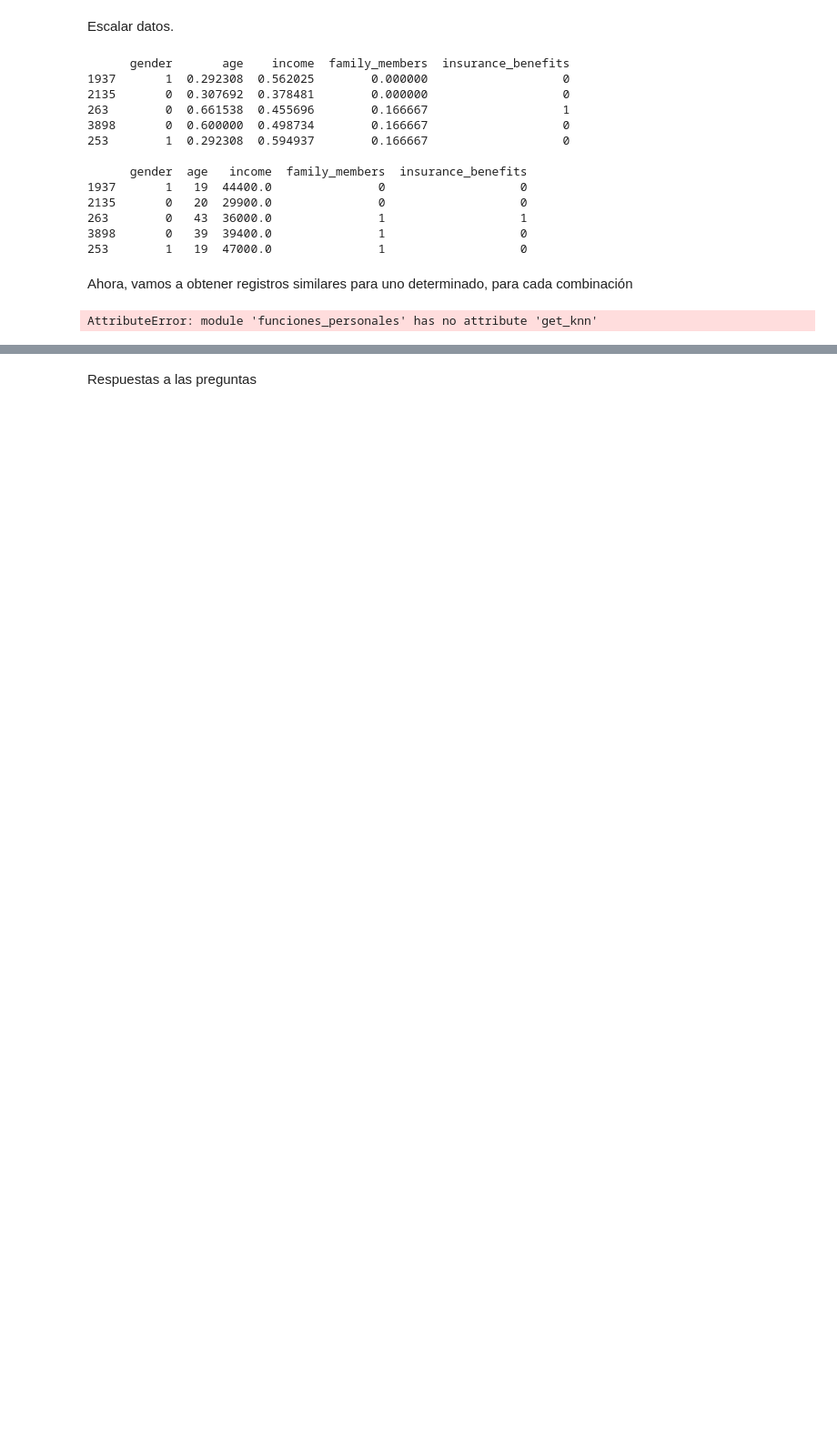
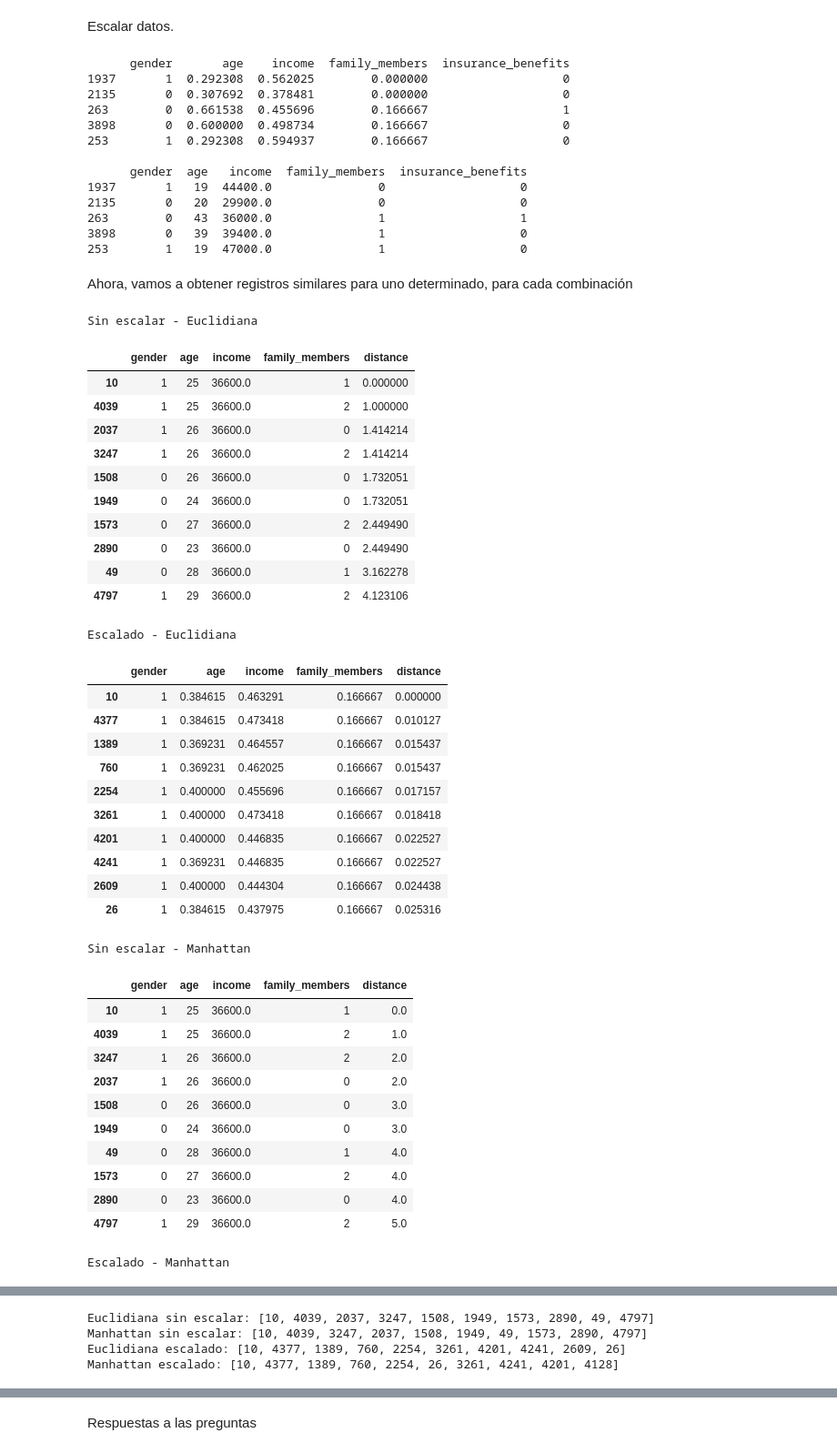
Before and after one commit to pablo-vc87/Repo_Sprint_7, a Jupyter notebook: Sprints/sprint_14/proyecto_algebra_lineal.ipynb, the cells around one changed output, grey strips where cells are left out. Shown at 91% size. Drawn from its saved outputs; the diff is of its cells as text; code cells hidden in the pictures; blank space fills up the shorter version.

```diff
--- a/Sprints/sprint_14/proyecto_algebra_lineal.ipynb
+++ b/Sprints/sprint_14/proyecto_algebra_lineal.ipynb
@@ -180,9 +184,61 @@ print(df.sample(5, random_state=2010))
 # %% [markdown]
 Ahora, vamos a obtener registros similares para uno determinado, para cada combinación
 # %%
+df_features= df[['gender', 'age', 'income', 'family_members']]
+df_features_scaled= df_scaled[['gender', 'age', 'income', 'family_members']]
+
 unscaled_euclidian = fp.get_knn(df_features, n=10, k=10, metric='euclidean')
 unscaled_manhattan = fp.get_knn(df_features, n=10, k=10, metric='manhattan')
 scaled_euclidian = fp.get_knn(df_features_scaled, n=10, k=10, metric='euclidean')
 scaled_manhattan = fp.get_knn(df_features_scaled, n=10, k=10, metric='manhattan')
-# %% [output]
-AttributeError: module 'funciones_personales' has no attribute 'get_knn'
+# %%
+print("Sin escalar - Euclidiana")
+display(unscaled_euclidian)
+
+print("Escalado - Euclidiana")
+display(scaled_euclidian)
+
+
+print("Sin escalar - Manhattan")
+display(unscaled_manhattan)
+
+print("Escalado - Manhattan")
+display(scaled_manhattan)
+# %% [output]
+Sin escalar - Euclidiana
+|  | gender | age | income | family_members | distance |
+| 10 | 1 | 25 | 36600.0 | 1 | 0.000000 |
+| 4039 | 1 | 25 | 36600.0 | 2 | 1.000000 |
+| 2037 | 1 | 26 | 36600.0 | 0 | 1.414214 |
+| 3247 | 1 | 26 | 36600.0 | 2 | 1.414214 |
+| 1508 | 0 | 26 | 36600.0 | 0 | 1.732051 |
+| 1949 | 0 | 24 | 36600.0 | 0 | 1.732051 |
+| 1573 | 0 | 27 | 36600.0 | 2 | 2.449490 |
+| 2890 | 0 | 23 | 36600.0 | 0 | 2.449490 |
+| 49 | 0 | 28 | 36600.0 | 1 | 3.162278 |
+| 4797 | 1 | 29 | 36600.0 | 2 | 4.123106 |
+Escalado - Euclidiana
+|  | gender | age | income | family_members | distance |
+| 10 | 1 | 0.384615 | 0.463291 | 0.166667 | 0.000000 |
+| 4377 | 1 | 0.384615 | 0.473418 | 0.166667 | 0.010127 |
+| 1389 | 1 | 0.369231 | 0.464557 | 0.166667 | 0.015437 |
+| 760 | 1 | 0.369231 | 0.462025 | 0.166667 | 0.015437 |
+| 2254 | 1 | 0.400000 | 0.455696 | 0.166667 | 0.017157 |
+| 3261 | 1 | 0.400000 | 0.473418 | 0.166667 | 0.018418 |
+| 4201 | 1 | 0.400000 | 0.446835 | 0.166667 | 0.022527 |
+| 4241 | 1 | 0.369231 | 0.446835 | 0.166667 | 0.022527 |
+| 2609 | 1 | 0.400000 | 0.444304 | 0.166667 | 0.024438 |
+| 26 | 1 | 0.384615 | 0.437975 | 0.166667 | 0.025316 |
+Sin escalar - Manhattan
+|  | gender | age | income | family_members | distance |
+| 10 | 1 | 25 | 36600.0 | 1 | 0.0 |
+| 4039 | 1 | 25 | 36600.0 | 2 | 1.0 |
+| 3247 | 1 | 26 | 36600.0 | 2 | 2.0 |
+| 2037 | 1 | 26 | 36600.0 | 0 | 2.0 |
+| 1508 | 0 | 26 | 36600.0 | 0 | 3.0 |
+| 1949 | 0 | 24 | 36600.0 | 0 | 3.0 |
+| 49 | 0 | 28 | 36600.0 | 1 | 4.0 |
+| 1573 | 0 | 27 | 36600.0 | 2 | 4.0 |
+| 2890 | 0 | 23 | 36600.0 | 0 | 4.0 |
+| 4797 | 1 | 29 | 36600.0 | 2 | 5.0 |
+Escalado - Manhattan
@@ -188,0 +256,11 @@ AttributeError: module 'funciones_personales' has no attribute 'get_knn'
+# %%
+# Se comparan los vecinos más cercanos de cada uno de los cuatro métodos. ¿Qué diferencias observas? ¿Qué método crees que es el más adecuado para este conjunto de datos?
+print("Euclidiana sin escalar:", list(unscaled_euclidian.index))
+print("Manhattan sin escalar:", list(unscaled_manhattan.index))
+print("Euclidiana escalado:", list(scaled_euclidian.index))
+print("Manhattan escalado:", list(scaled_manhattan.index))
+# %% [output]
+Euclidiana sin escalar: [10, 4039, 2037, 3247, 1508, 1949, 1573, 2890, 49, 4797]
+Manhattan sin escalar: [10, 4039, 3247, 2037, 1508, 1949, 49, 1573, 2890, 4797]
+Euclidiana escalado: [10, 4377, 1389, 760, 2254, 3261, 4201, 4241, 2609, 26]
+Manhattan escalado: [10, 4377, 1389, 760, 2254, 26, 3261, 4241, 4201, 4128]
```
Also changed, not shown: parts of 50 cells of this notebook, 2 other files.
